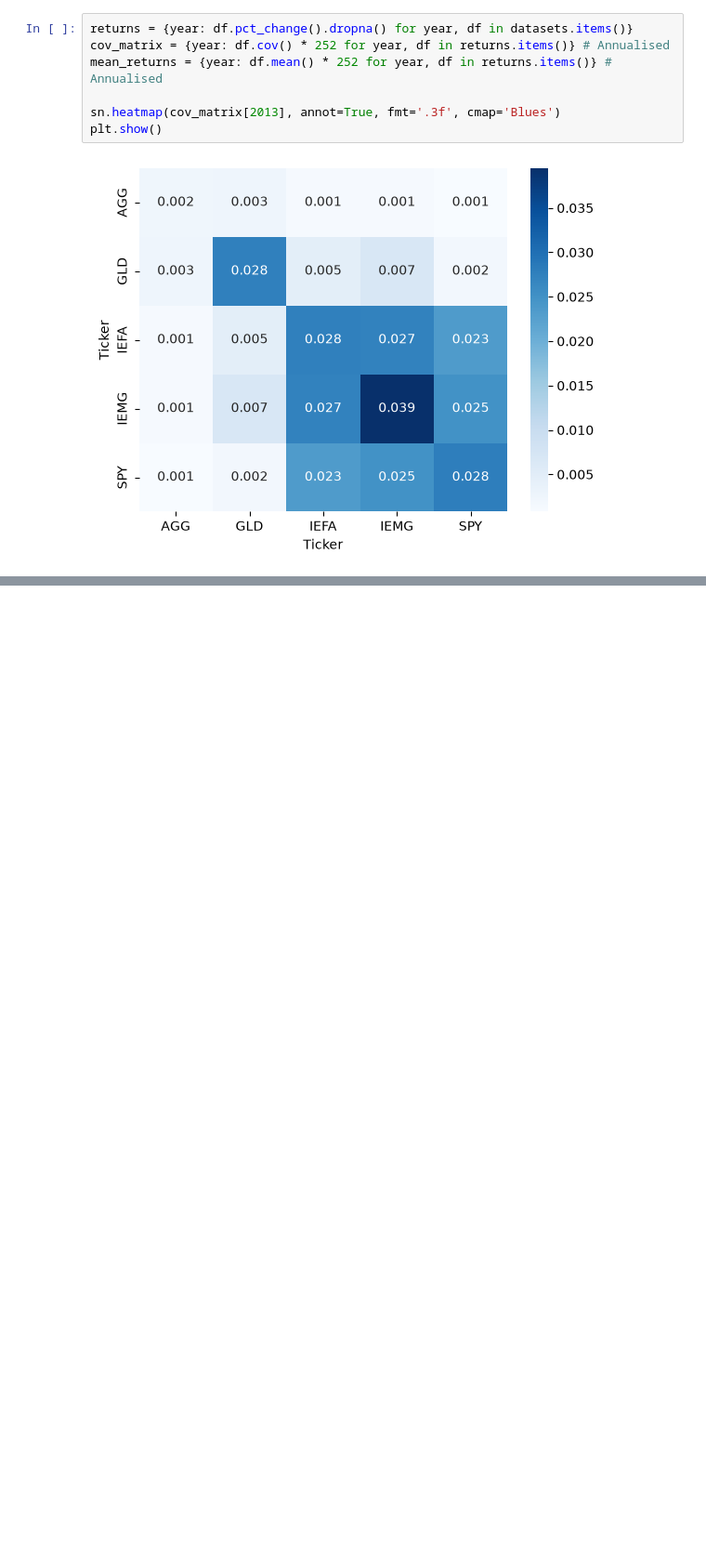
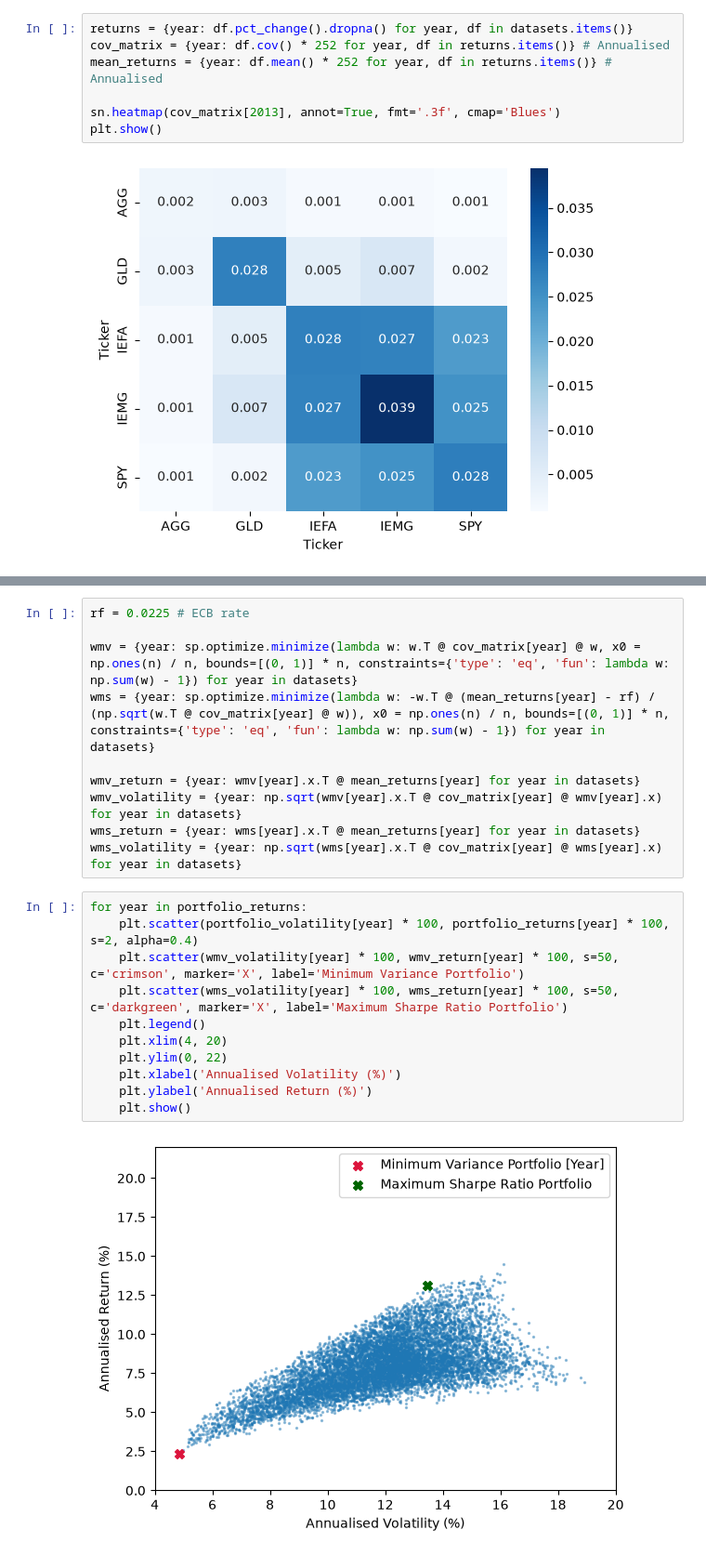
Before and after one commit to ThijsvdLeemkolk/quant-finance, a Jupyter notebook: notebooks/00_1_convergence.ipynb, the cells around one changed output, grey strips where cells are left out. Shown at 93% size. Cells and saved outputs as stored; diff of their text form; blank space fills up the shorter version.

```diff
--- a/notebooks/00_1_convergence.ipynb
+++ b/notebooks/00_1_convergence.ipynb
@@ -63,0 +51,23 @@ for year in portfolio_returns:
+# %%
+rf = 0.0225 # ECB rate
+
+wmv = {year: sp.optimize.minimize(lambda w: w.T @ cov_matrix[year] @ w, x0 = np.ones(n) / n, bounds=[(0, 1)] * n, constraints={'type': 'eq', 'fun': lambda w: np.sum(w) - 1}) for year in datasets}
+wms = {year: sp.optimize.minimize(lambda w: -w.T @ (mean_returns[year] - rf) / (np.sqrt(w.T @ cov_matrix[year] @ w)), x0 = np.ones(n) / n, bounds=[(0, 1)] * n, constraints={'type': 'eq', 'fun': lambda w: np.sum(w) - 1}) for year in datasets}
+
+wmv_return = {year: wmv[year].x.T @ mean_returns[year] for year in datasets}
+wmv_volatility = {year: np.sqrt(wmv[year].x.T @ cov_matrix[year] @ wmv[year].x) for year in datasets}
+wms_return = {year: wms[year].x.T @ mean_returns[year] for year in datasets}
+wms_volatility = {year: np.sqrt(wms[year].x.T @ cov_matrix[year] @ wms[year].x) for year in datasets}
+# %%
+for year in portfolio_returns:
+    plt.scatter(portfolio_volatility[year] * 100, portfolio_returns[year] * 100, s=2, alpha=0.4)
+    plt.scatter(wmv_volatility[year] * 100, wmv_return[year] * 100, s=50, c='crimson', marker='X', label='Minimum Variance Portfolio')
+    plt.scatter(wms_volatility[year] * 100, wms_return[year] * 100, s=50, c='darkgreen', marker='X', label='Maximum Sharpe Ratio Portfolio')
+    plt.legend()
+    plt.xlim(4, 20)
+    plt.ylim(0, 22)
+    plt.xlabel('Annualised Volatility (%)')
+    plt.ylabel('Annualised Return (%)')
+    plt.show()
+# %% [output]
+[figure, added]
```
Also changed, not shown: parts of 2 cells of this notebook.
